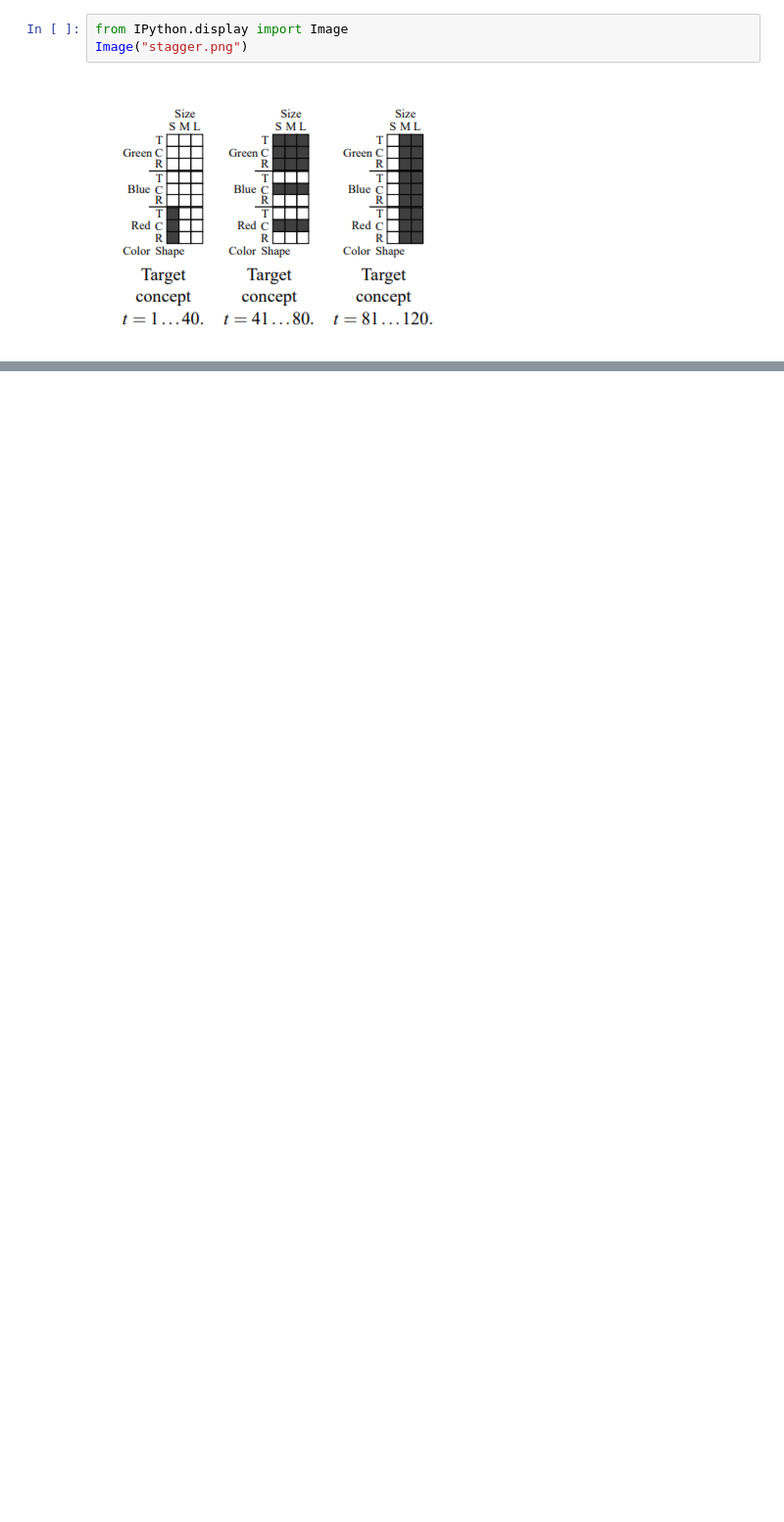
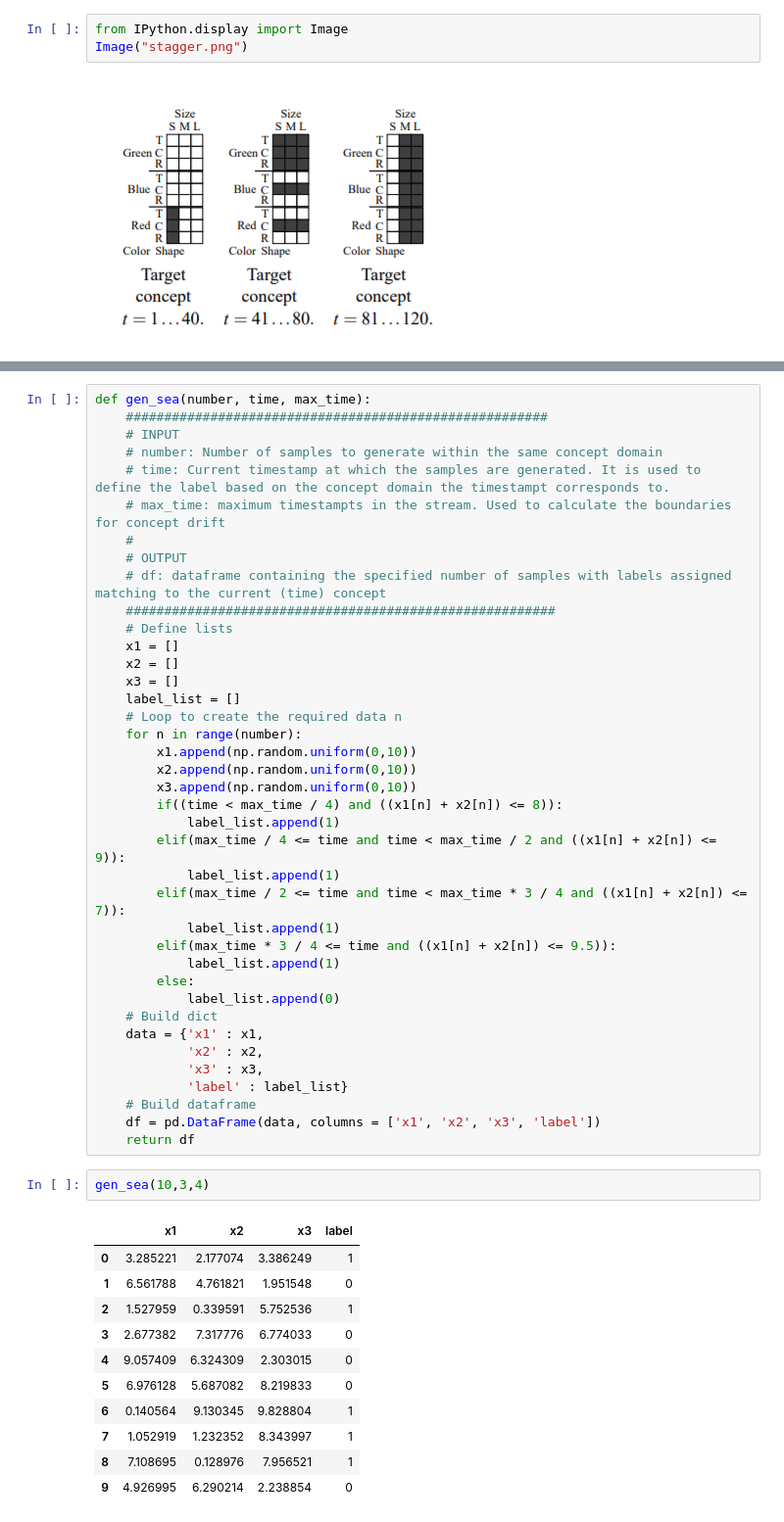
Before and after one commit to alexgg278/DWM, a Jupyter notebook: DWM.ipynb, the cells around one changed output, grey strips where cells are left out. Shown at 98% size. Saved outputs shown, nothing was run; the diff lists cells and outputs as text; blank space fills up the shorter version.

```diff
--- a/DWM.ipynb
+++ b/DWM.ipynb
@@ -239 +530,54 @@ def remove_experts(E, w, theta, m):
+# %%
+def gen_sea(number, time, max_time):
+    #######################################################
+    # INPUT
+    # number: Number of samples to generate within the same concept domain
+    # time: Current timestamp at which the samples are generated. It is used to define the label based on the concept domain the timestampt corresponds to.
+    # max_time: maximum timestampts in the stream. Used to calculate the boundaries for concept drift
+    #
+    # OUTPUT
+    # df: dataframe containing the specified number of samples with labels assigned matching to the current (time) concept
+    ########################################################
+    # Define lists
+    x1 = []
+    x2 = []
+    x3 = []
+    label_list = []
+    # Loop to create the required data n
+    for n in range(number):
+        x1.append(np.random.uniform(0,10))
+        x2.append(np.random.uniform(0,10))
+        x3.append(np.random.uniform(0,10))
+        if((time < max_time / 4) and ((x1[n] + x2[n]) <= 8)):
+            label_list.append(1)
+        elif(max_time / 4 <= time and time < max_time / 2 and ((x1[n] + x2[n]) <= 9)):
+            label_list.append(1)
+        elif(max_time / 2 <= time and time < max_time * 3 / 4 and ((x1[n] + x2[n]) <= 7)):
+            label_list.append(1)
+        elif(max_time * 3 / 4 <= time and ((x1[n] + x2[n]) <= 9.5)):
+            label_list.append(1)
+        else:
+            label_list.append(0)
+    # Build dict
+    data = {'x1' : x1,
+            'x2' : x2,
+            'x3' : x3,
+            'label' : label_list}
+    # Build dataframe
+    df = pd.DataFrame(data, columns = ['x1', 'x2', 'x3', 'label'])
+    return df
+# %%
+gen_sea(10,3,4)
+# %% [output]
+|  | x1 | x2 | x3 | label |
+| 0 | 3.285221 | 2.177074 | 3.386249 | 1 |
+| 1 | 6.561788 | 4.761821 | 1.951548 | 0 |
+| 2 | 1.527959 | 0.339591 | 5.752536 | 1 |
+| 3 | 2.677382 | 7.317776 | 6.774033 | 0 |
+| 4 | 9.057409 | 6.324309 | 2.303015 | 0 |
+| 5 | 6.976128 | 5.687082 | 8.219833 | 0 |
+| 6 | 0.140564 | 9.130345 | 9.828804 | 1 |
+| 7 | 1.052919 | 1.232352 | 8.343997 | 1 |
+| 8 | 7.108695 | 0.128976 | 7.956521 | 1 |
+| 9 | 4.926995 | 6.290214 | 2.238854 | 0 |
 # %%
```
Also changed, not shown: parts of 31 cells of this notebook, 1 other file.
